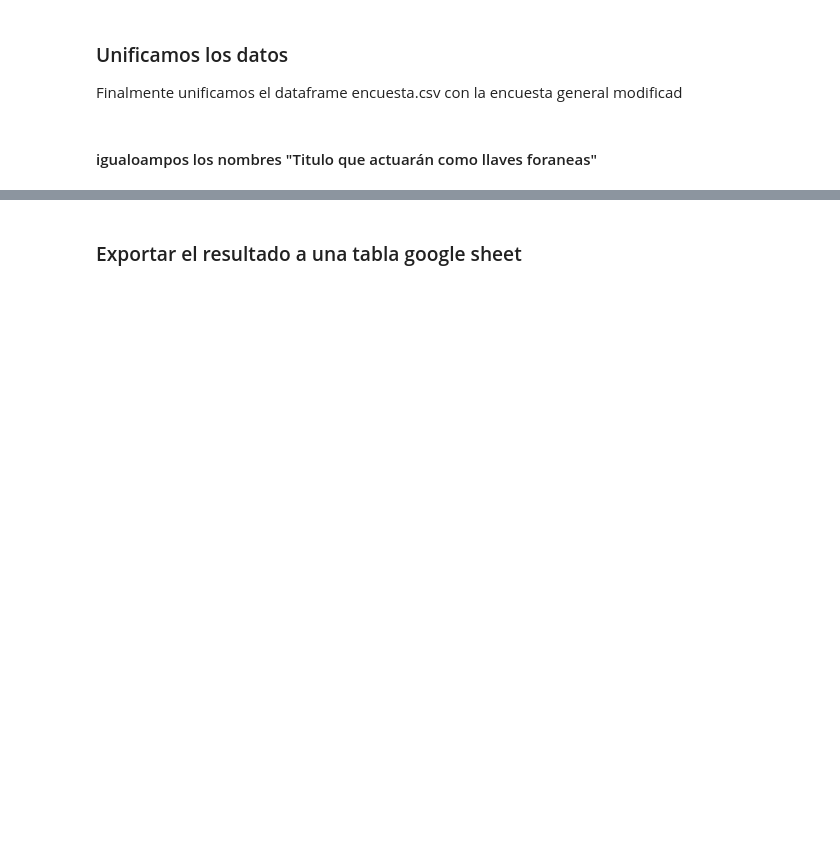
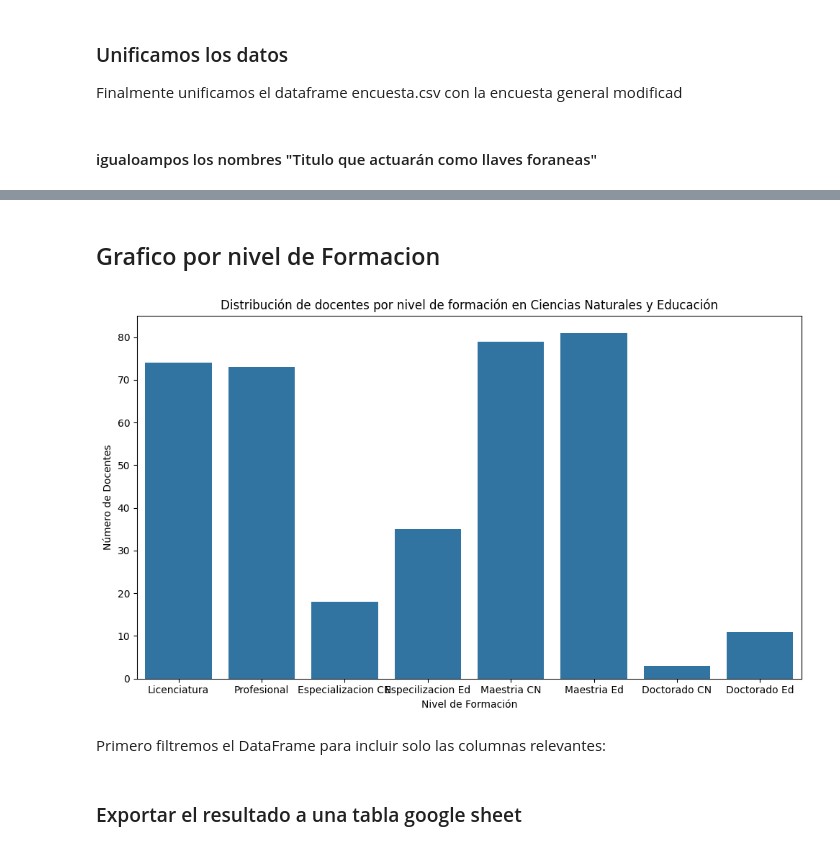
Before and after one commit to admaesmo/ScienceEducationAnalitics, a Jupyter notebook: science_teacher_education.ipynb, the cells around one changed output, grey strips where cells are left out. Cells and saved outputs as stored; diff of their text form; code cells hidden in the pictures; blank space fills up the shorter version.

Commit message:
Refinancion del data set, primeras graficas para segmentar

```diff
--- a/science_teacher_education.ipynb
+++ b/science_teacher_education.ipynb
@@ -182,2 +181,37 @@ EncuestaMod1
+# %% [markdown]
+## Grafico por nivel de Formacion
+# %%
+import matplotlib.pyplot as plt
+import seaborn as sns
+import pandas as pd
+
+# Creamos un nuevo DataFrame con las columnas de interés
+formacion_columns = ['Licenciatura',	'Profesional','Especializacion CN', 'Especilizacion Ed', 'Maestria CN', 'Maestria Ed', 'Doctorado CN', 'Doctorado Ed']
+df_formacion = EncuestaMod1[formacion_columns]
+
+# Contamos cuántos docentes tienen cada tipo de formación (consideramos que los valores son 1 si tienen esa formación)
+formacion_counts = df_formacion.sum()
+
+# Convertimos a DataFrame para usar en la gráfica
+df_formacion_counts = pd.DataFrame({'Nivel de Formación': formacion_counts.index, 'Cantidad de Docentes': formacion_counts.values})
+
+# Configuramos el tamaño de la figura
+plt.figure(figsize=(10, 6))
+
+# Generamos el gráfico de barras
+sns.barplot(data=df_formacion_counts, x='Nivel de Formación', y='Cantidad de Docentes')
+
+# Añadimos títulos y etiquetas
+plt.title('Distribución de docentes por nivel de formación en Ciencias Naturales y Educación')
+plt.xlabel('Nivel de Formación')
+plt.ylabel('Número de Docentes')
+
+# Mostrar el gráfico
+plt.tight_layout()
+plt.show()
+# %% [output]
+[figure, added]
+# %% [markdown]
+Primero filtremos el DataFrame para incluir solo las columnas relevantes:
 # %% [markdown]
 ### Exportar el resultado a una tabla google sheet
```
Also changed, not shown: parts of 25 cells of this notebook.
